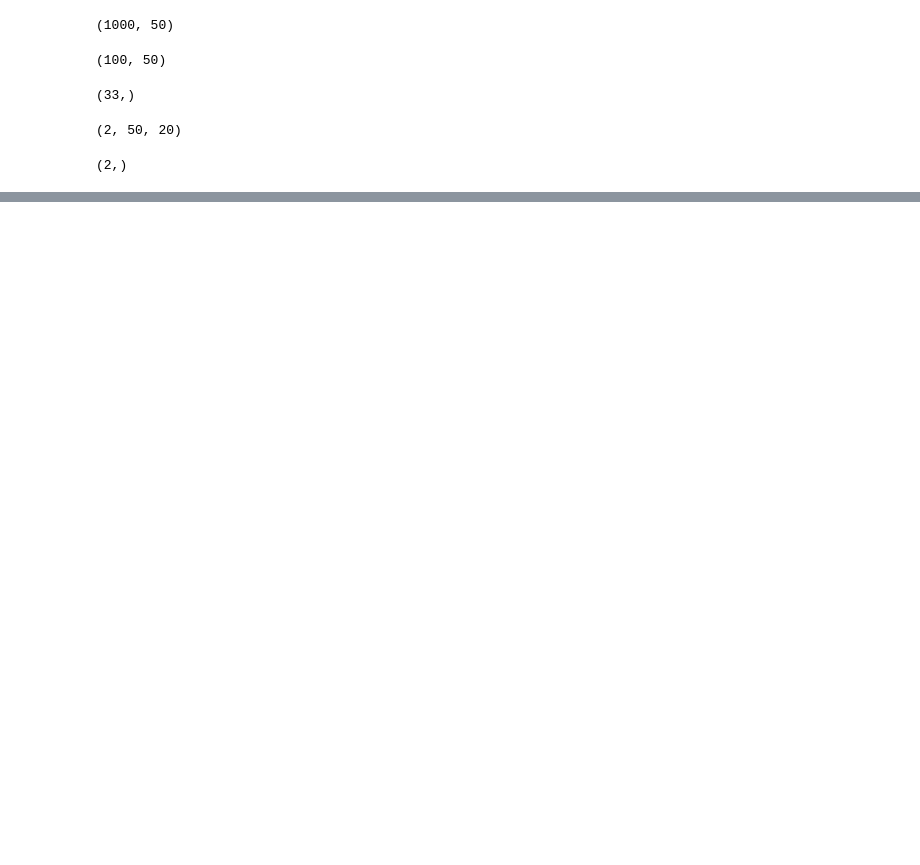
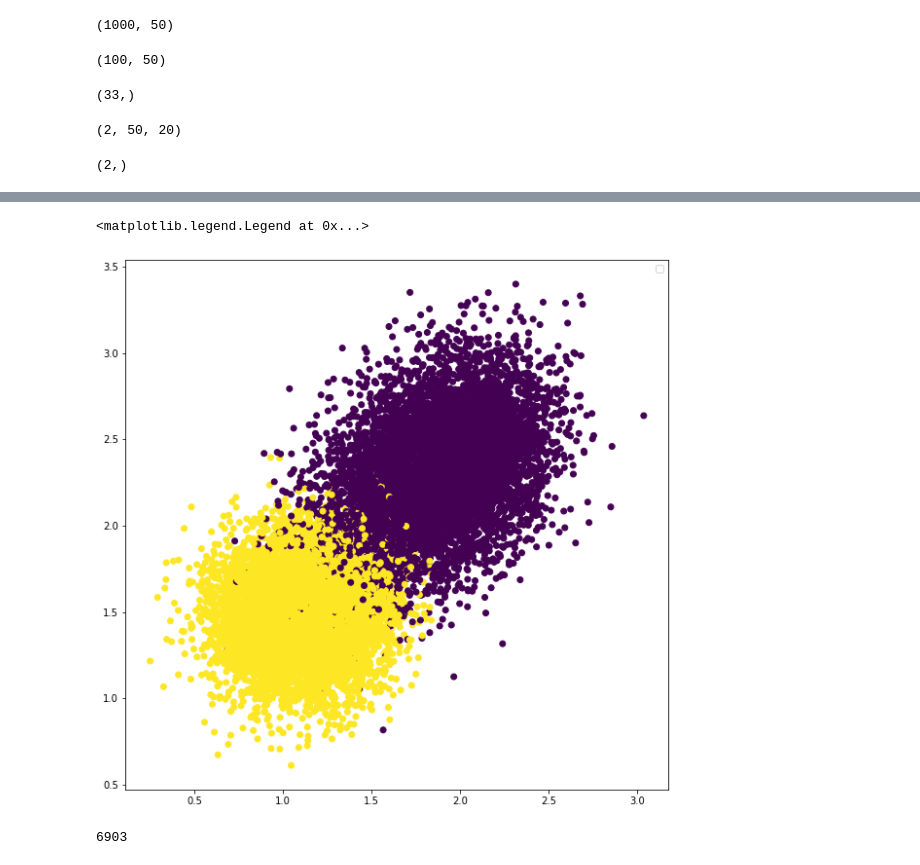
Before and after one commit to ahmadsalimi/DeepLearningIntro, a Jupyter notebook: cPCA/cPCA.ipynb, the cells around one changed output, grey strips where cells are left out. Saved outputs shown, nothing was run; the diff lists cells and outputs as text; code cells hidden in the pictures; blank space fills up the shorter version.

```diff
--- a/cPCA/cPCA.ipynb
+++ b/cPCA/cPCA.ipynb
@@ -91,0 +284,2 @@ alpha_star.shape
+# %%
+alpha_star, V_star = cPCA(X, noises, alpha_set, k=2, p=1)
@@ -91,0 +295,4 @@ alpha_star.shape
+# %%
+transformed_data = pd.DataFrame(X_transformed, columns=['x', 'y'])
+transformed_data['label'] = ('10' + zero_one_target).astype('int32')
+transformed_data.head()
@@ -91,0 +306,11 @@ alpha_star.shape
+# %%
+plt.figure(figsize=(10, 10))
+plt.scatter(transformed_data.x, transformed_data.y, c=transformed_data.label)
+plt.legend()
+# %% [output]
+<matplotlib.legend.Legend at 0x...>
+[figure, added]
+# %%
+sum(transformed_data.label == '0')
+# %% [output]
+6903
```
Also changed, not shown: parts of 37 cells of this notebook.
